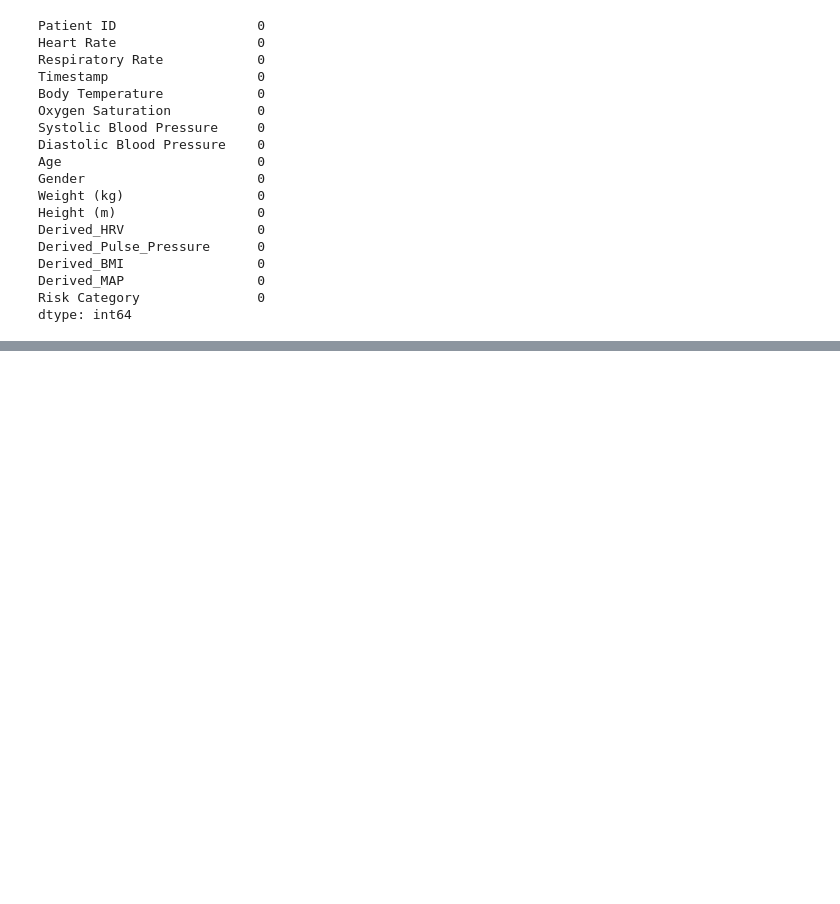
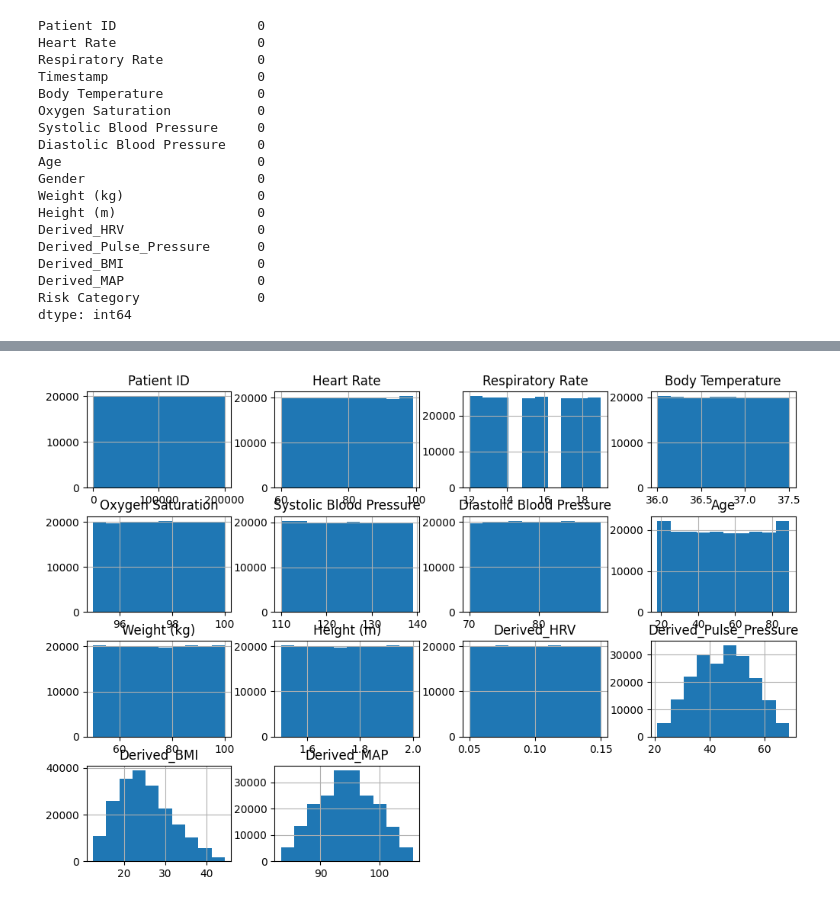
Before and after one commit to prachis05/AI-Based-Anomaly-Detection-Platform, a Jupyter notebook: dataset_validation.ipynb, the cells around one changed output, grey strips where cells are left out. Cells and saved outputs as stored; diff of their text form; code cells hidden in the pictures; blank space fills up the shorter version.

```diff
--- a/dataset_validation.ipynb
+++ b/dataset_validation.ipynb
@@ -56,0 +70,7 @@ dtype: int64
+# %%
+import matplotlib.pyplot as plt
+
+df.hist(figsize=(12,8))
+plt.show()
+# %% [output]
+[figure, added]
```
Also changed, not shown: parts of 11 cells of this notebook.
